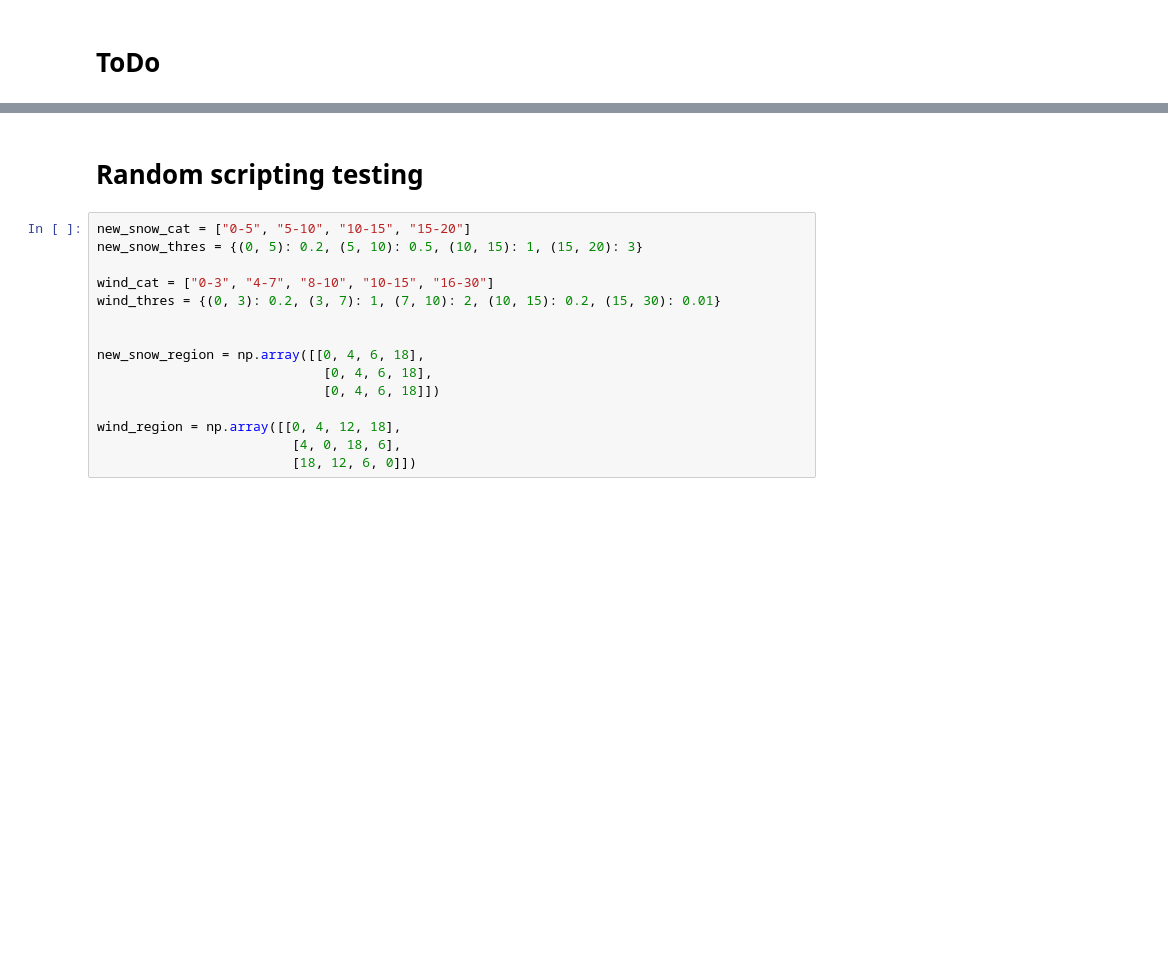
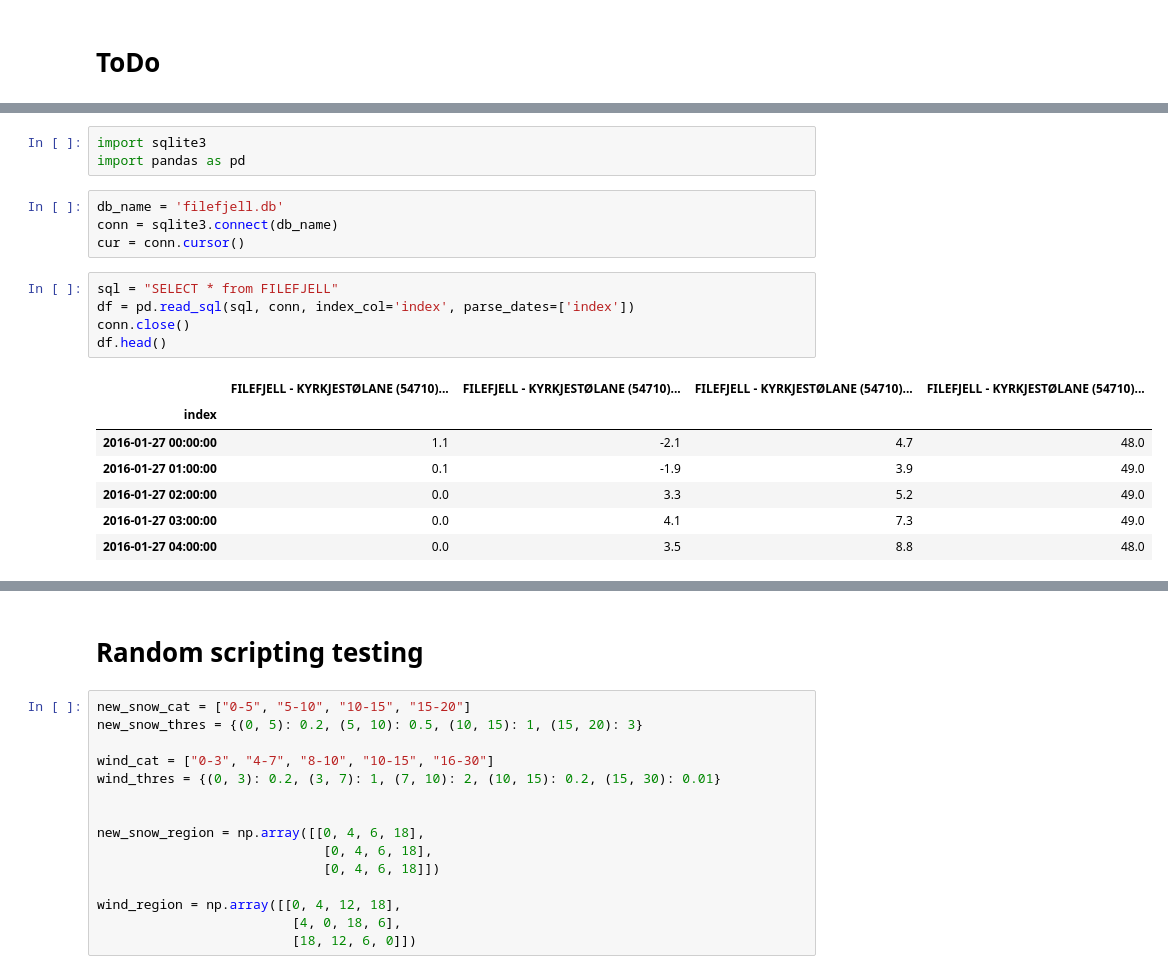
Before and after one commit to kmunve/APS, a Jupyter notebook: aps/notebooks/new_snow_problem.ipynb, the cells around one changed output, grey strips where cells are left out. Drawn from its saved outputs; the diff is of its cells as text; blank space fills up the shorter version.

```diff
--- a/aps/notebooks/new_snow_problem.ipynb
+++ b/aps/notebooks/new_snow_problem.ipynb
@@ -133,0 +139,20 @@ NameError: name 'score_new_snow_24_72h' is not defined
+# %%
+import sqlite3
+import pandas as pd
+# %%
+db_name = 'filefjell.db'
+conn = sqlite3.connect(db_name)
+cur = conn.cursor()
+# %%
+sql = "SELECT * from FILEFJELL"
+df = pd.read_sql(sql, conn, index_col='index', parse_dates=['index'])
+conn.close()
+df.head()
+# %% [output]
+|  | FILEFJELL - KYRKJESTØLANE (54710)... | FILEFJELL - KYRKJESTØLANE (54710)... | FILEFJELL - KYRKJESTØLANE (54710)... | FILEFJELL - KYRKJESTØLANE (54710)... |
+| index |  |  |  |  |
+| 2016-01-27 00:00:00 | 1.1 | -2.1 | 4.7 | 48.0 |
+| 2016-01-27 01:00:00 | 0.1 | -1.9 | 3.9 | 49.0 |
+| 2016-01-27 02:00:00 | 0.0 | 3.3 | 5.2 | 49.0 |
+| 2016-01-27 03:00:00 | 0.0 | 4.1 | 7.3 | 49.0 |
+| 2016-01-27 04:00:00 | 0.0 | 3.5 | 8.8 | 48.0 |
```
Also changed, not shown: parts of 5 cells of this notebook, 2 other files.
